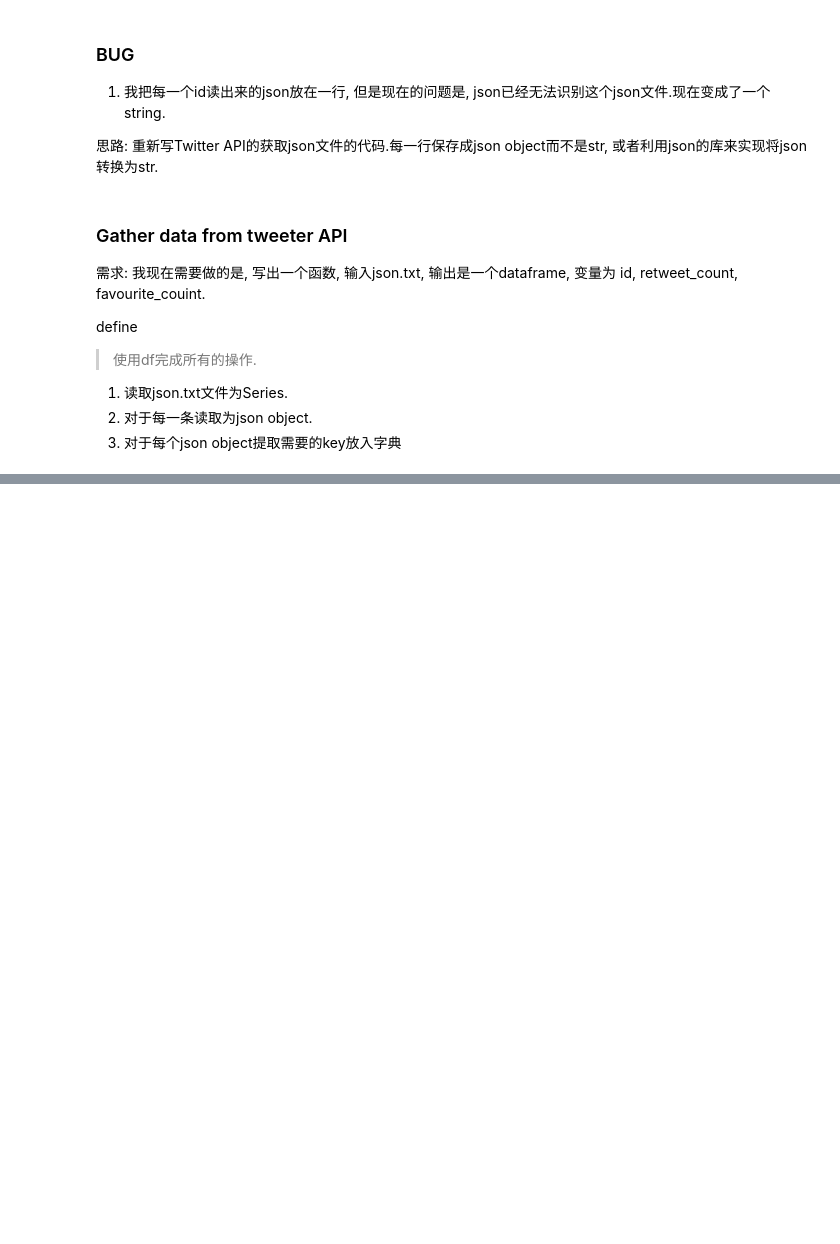
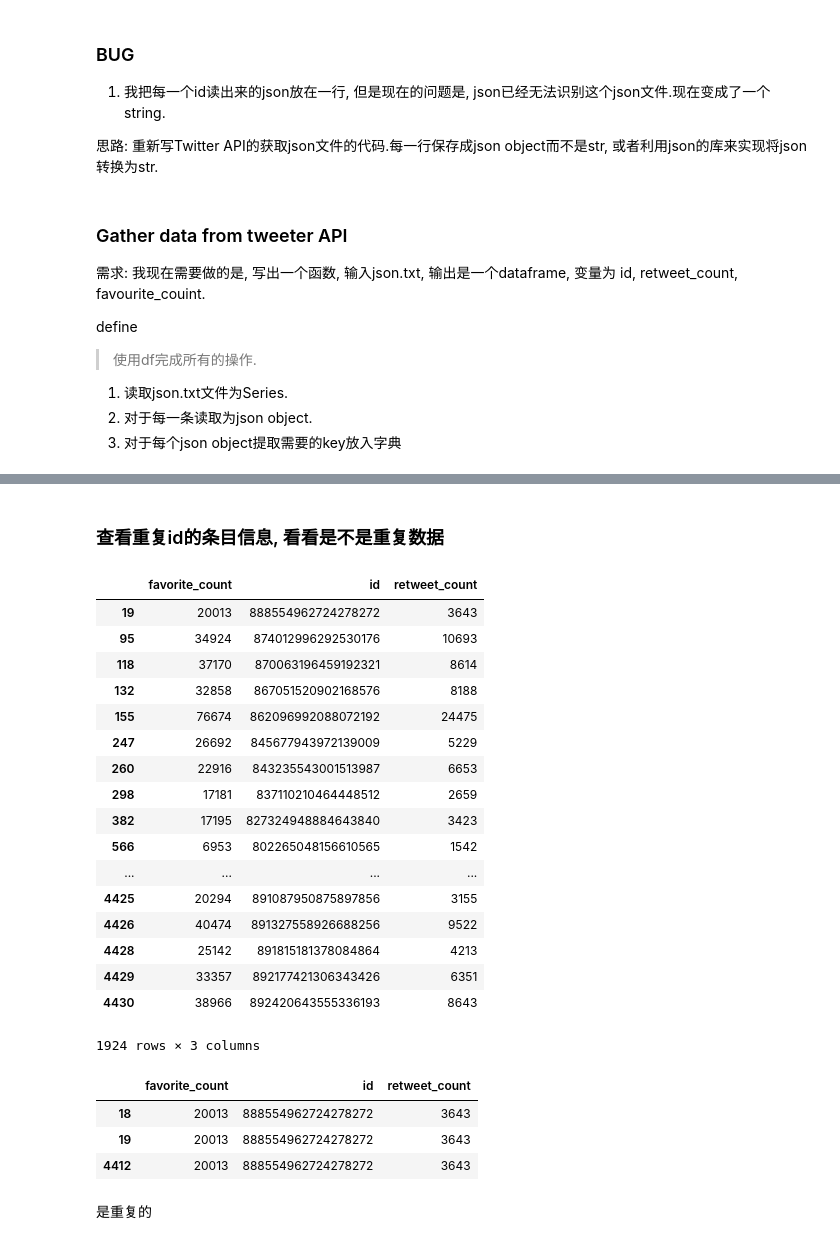
Before and after one commit to Bovey0809/data-analyst, a Jupyter notebook: projects_zh/P3 wrangle_data/wrangle_act.ipynb, the cells around one changed output, grey strips where cells are left out. Cells and saved outputs as stored; diff of their text form; code cells hidden in the pictures; blank space fills up the shorter version.

```diff
--- a/projects_zh/P3 wrangle_data/wrangle_act.ipynb
+++ b/projects_zh/P3 wrangle_data/wrangle_act.ipynb
@@ -341,0 +266,3 @@ create_df_from_json('json.txt', keys)
+# %%
+# 所有包含的keys
+json.loads(json_original[0][0]).keys()
@@ -341,0 +296,2 @@ create_df_from_json('json.txt', keys)
+# %%
+json_df = create_df_from_json('json.txt', keys)
@@ -341,0 +339,32 @@ create_df_from_json('json.txt', keys)
+# %% [markdown]
+### 查看重复id的条目信息, 看看是不是重复数据
+# %%
+json_df[json_df.duplicated()]
+# %% [output]
+|  | favorite_count | id | retweet_count |
+| 19 | 20013 | 888554962724278272 | 3643 |
+| 95 | 34924 | 874012996292530176 | 10693 |
+| 118 | 37170 | 870063196459192321 | 8614 |
+| 132 | 32858 | 867051520902168576 | 8188 |
+| 155 | 76674 | 862096992088072192 | 24475 |
+| 247 | 26692 | 845677943972139009 | 5229 |
+| 260 | 22916 | 843235543001513987 | 6653 |
+| 298 | 17181 | 837110210464448512 | 2659 |
+| 382 | 17195 | 827324948884643840 | 3423 |
+| 566 | 6953 | 802265048156610565 | 1542 |
+| ... | ... | ... | ... |
+| 4425 | 20294 | 891087950875897856 | 3155 |
+| 4426 | 40474 | 891327558926688256 | 9522 |
+| 4428 | 25142 | 891815181378084864 | 4213 |
+| 4429 | 33357 | 892177421306343426 | 6351 |
+| 4430 | 38966 | 892420643555336193 | 8643 |
+1924 rows × 3 columns
+# %%
+json_df[json_df.id == 888554962724278272]
+# %% [output]
+|  | favorite_count | id | retweet_count |
+| 18 | 20013 | 888554962724278272 | 3643 |
+| 19 | 20013 | 888554962724278272 | 3643 |
+| 4412 | 20013 | 888554962724278272 | 3643 |
+# %% [markdown]
+是重复的
```
Also changed, not shown: parts of 77 cells of this notebook, 2 other files.
